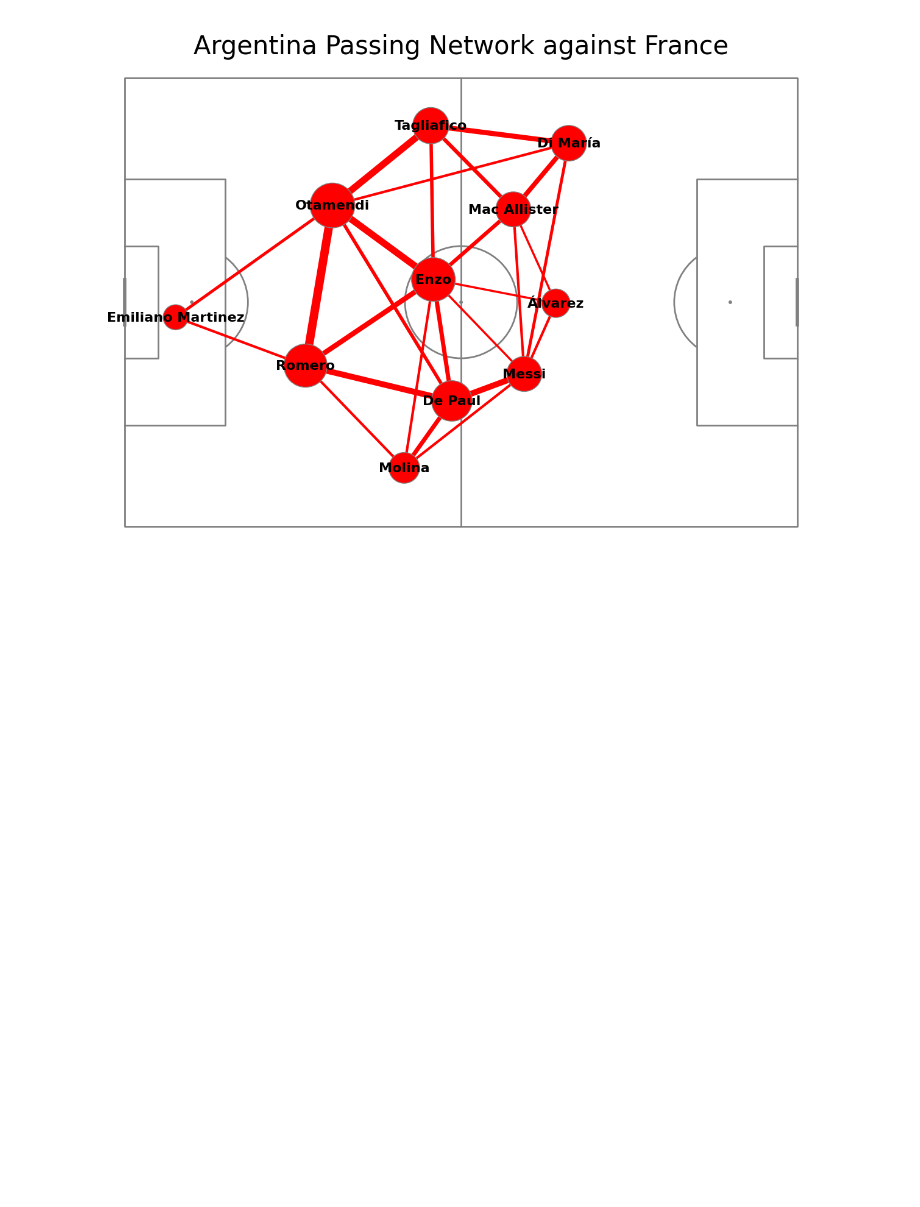
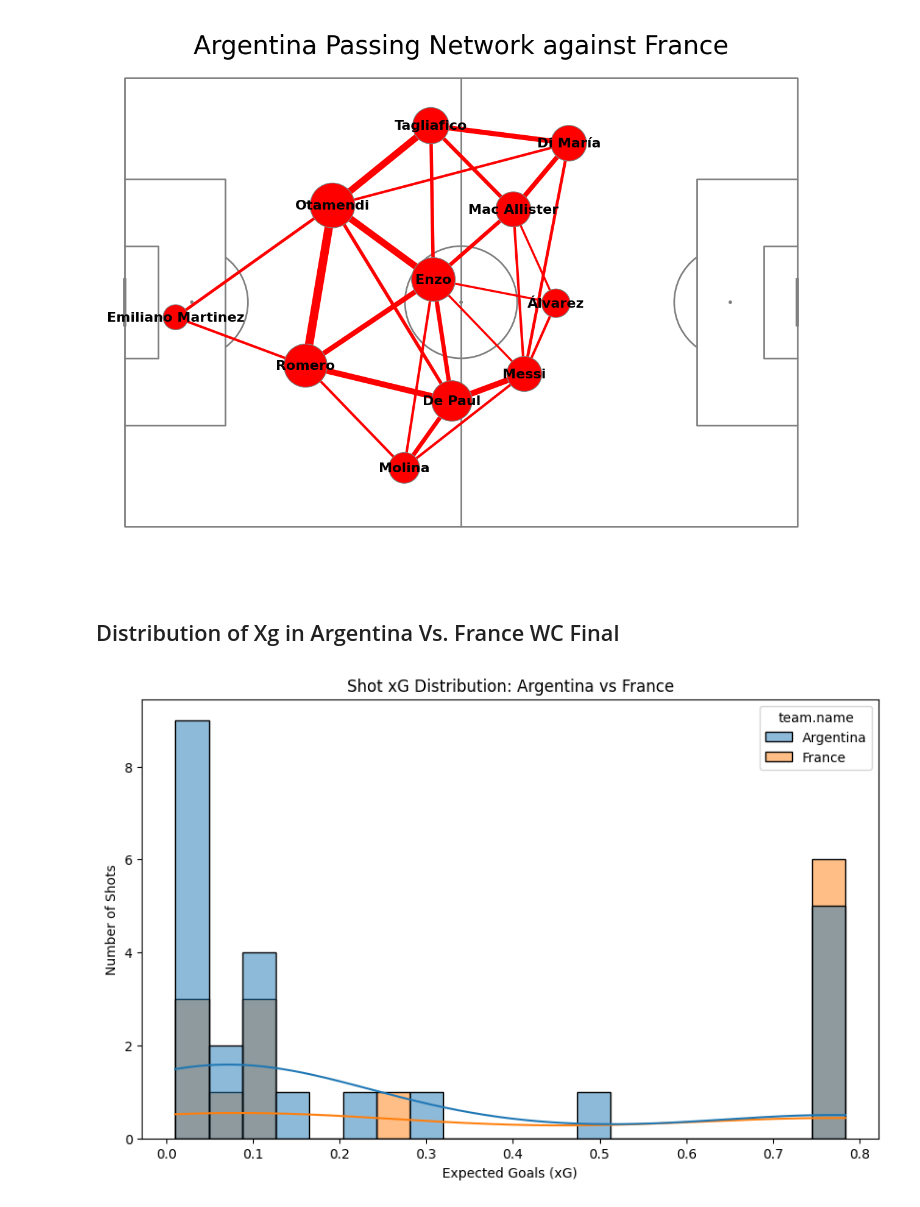
Before and after one commit to AliKhaled98/soccer-analytics, a Jupyter notebook: notebooks/soccereda.ipynb, the cells around one changed output. Drawn from its saved outputs; the diff is of its cells as text; code cells hidden in the pictures; blank space fills up the shorter version.

```diff
--- a/notebooks/soccereda.ipynb
+++ b/notebooks/soccereda.ipynb
@@ -648,3 +654,26 @@ fig.suptitle('Argentina Passing Network against France', fontsize = 30)
 plt.show()
 # %% [output]
 [figure]
+# %% [markdown]
+## Distribution of Xg in Argentina Vs. France WC Final
+# %%
+fig, ax = plt.subplots(figsize=(10,6))
+
+sns.histplot(
+    data=shots,
+    x="shot.statsbomb_xg",
+    hue="team.name",
+    bins=20,
+    kde=True,
+    stat="count",
+    alpha=0.5,
+    ax=ax
+)
+
+ax.set_xlabel("Expected Goals (xG)")
+ax.set_ylabel("Number of Shots")
+ax.set_title("Shot xG Distribution: Argentina vs France")
+
+plt.show()
+# %% [output]
+[figure, added]
```
Also changed, not shown: parts of 6 cells of this notebook, 1 other file.
